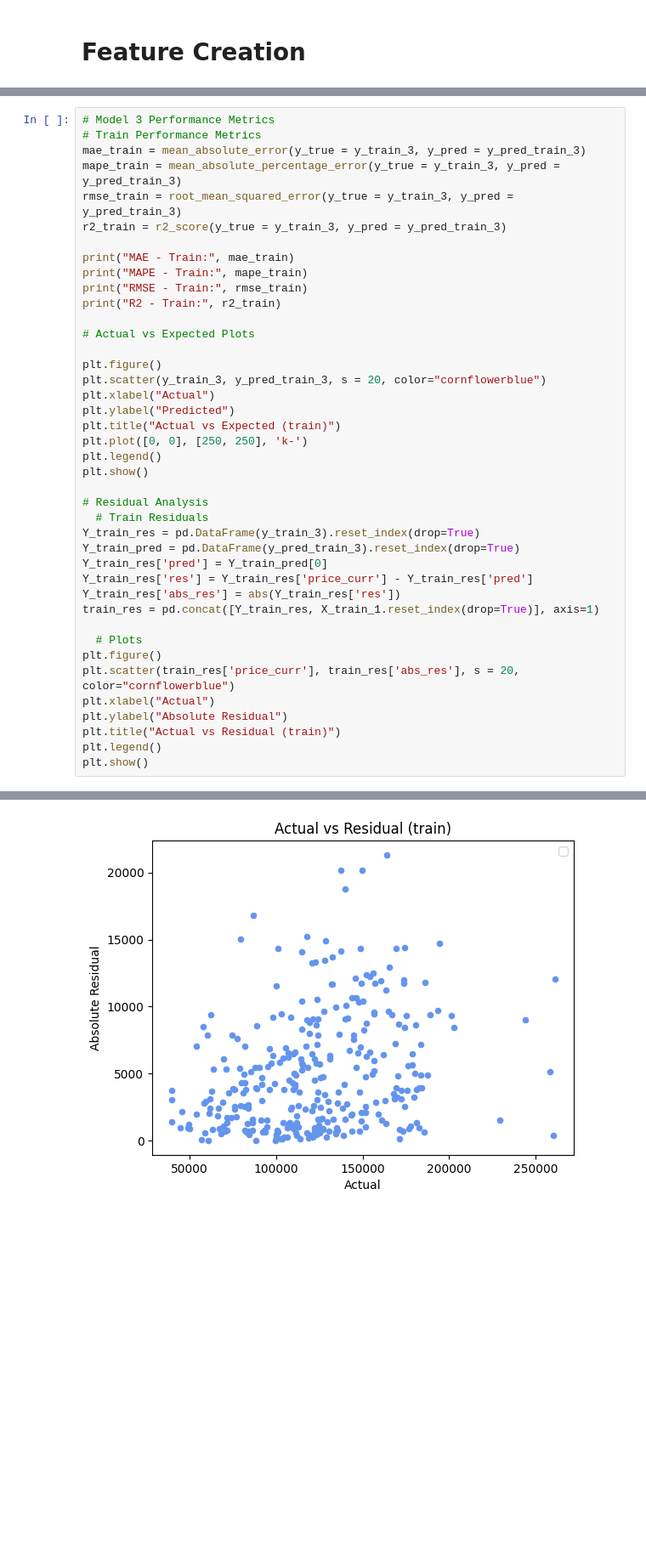
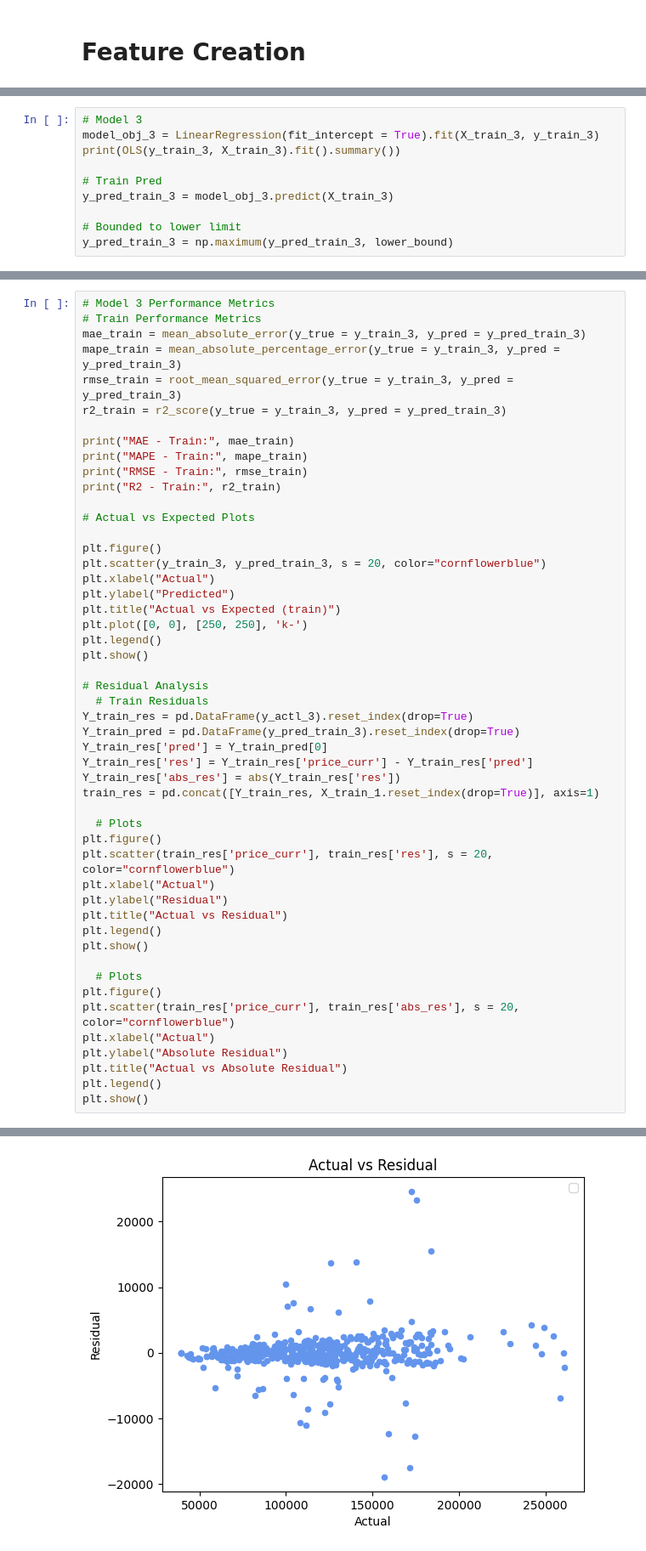
Before and after one commit to Dilan-De-Silva/Big-Bash-Fantasy-AI-v2, a Jupyter notebook: python_script/pricing-model-build.ipynb, the cells around one changed output, grey strips where cells are left out. Shown: that part at 85% size. Drawn from its saved outputs; the diff is of its cells as text; blank space fills up the shorter version.

Commit message:
pricing models complete

```diff
--- a/python_script/pricing-model-build.ipynb
+++ b/python_script/pricing-model-build.ipynb
@@ -814,0 +770,10 @@ R2 - Train: 0.9952518168601314
+# %%
+# Model 3
+model_obj_3 = LinearRegression(fit_intercept = True).fit(X_train_3, y_train_3)
+print(OLS(y_train_3, X_train_3).fit().summary())
+
+# Train Pred
+y_pred_train_3 = model_obj_3.predict(X_train_3)
+
+# Bounded to lower limit
+y_pred_train_3 = np.maximum(y_pred_train_3, lower_bound)
@@ -838,7 +821,7 @@ plt.show()
 
 # Residual Analysis
   # Train Residuals
-Y_train_res = pd.DataFrame(y_train_3).reset_index(drop=True)
+Y_train_res = pd.DataFrame(y_actl_3).reset_index(drop=True)
 Y_train_pred = pd.DataFrame(y_pred_train_3).reset_index(drop=True)
 Y_train_res['pred'] = Y_train_pred[0]
 Y_train_res['res'] = Y_train_res['price_curr'] - Y_train_res['pred']
@@ -847,10 +830,19 @@ train_res = pd.concat([Y_train_res, X_train_1.reset_index(drop=True)], axis=1)
 
   # Plots
 plt.figure()
+plt.scatter(train_res['price_curr'], train_res['res'], s = 20, color="cornflowerblue")
+plt.xlabel("Actual")
+plt.ylabel("Residual")
+plt.title("Actual vs Residual")
+plt.legend()
+plt.show()
+
+  # Plots
+plt.figure()
 plt.scatter(train_res['price_curr'], train_res['abs_res'], s = 20, color="cornflowerblue")
 plt.xlabel("Actual")
 plt.ylabel("Absolute Residual")
-plt.title("Actual vs Residual (train)")
+plt.title("Actual vs Absolute Residual")
 plt.legend()
 plt.show()
 # %% [output]
@@ -862 +854 @@ R2 - Train: 0.9727448182438536
-[figure, old version]
+[figure, new version]
```
Also changed, not shown: parts of 21 cells of this notebook, 1 other file.
